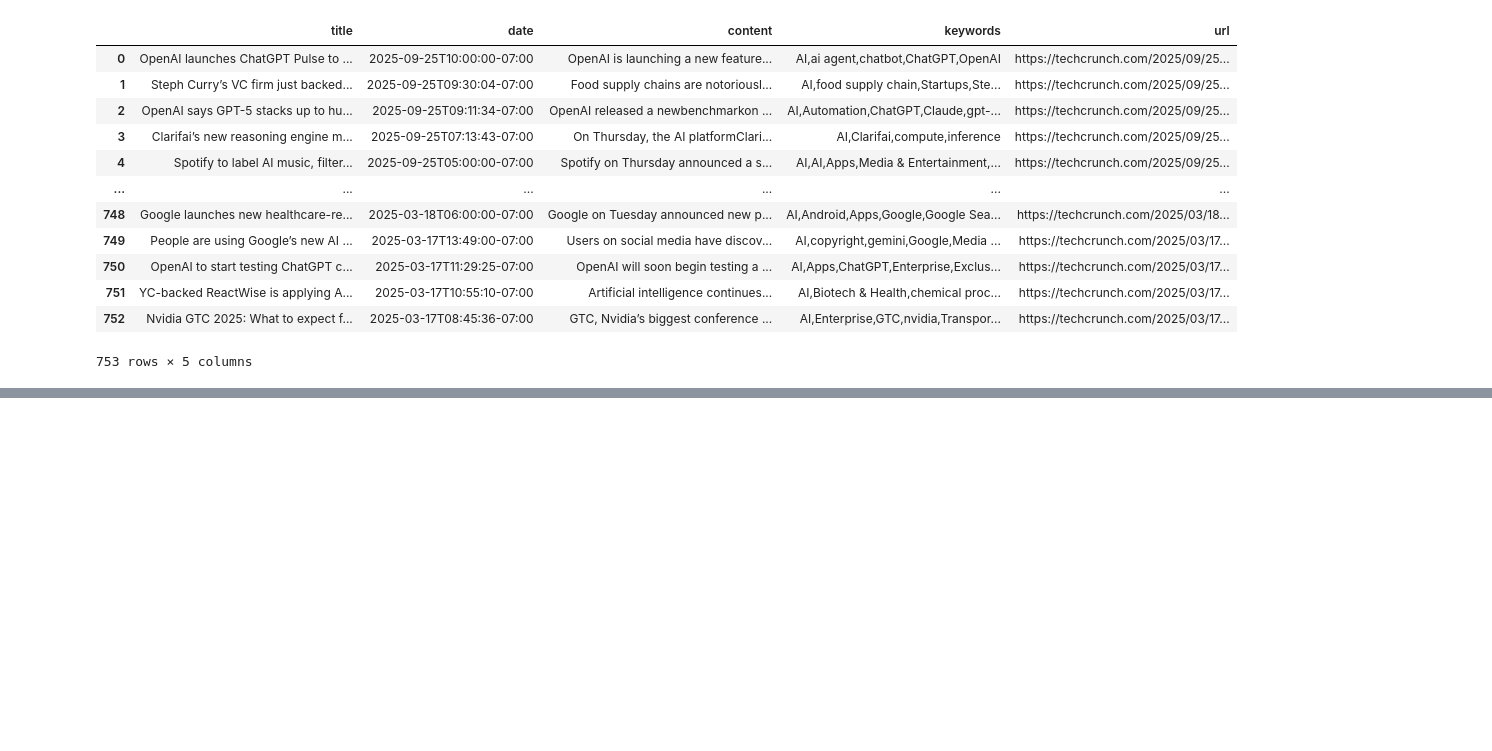
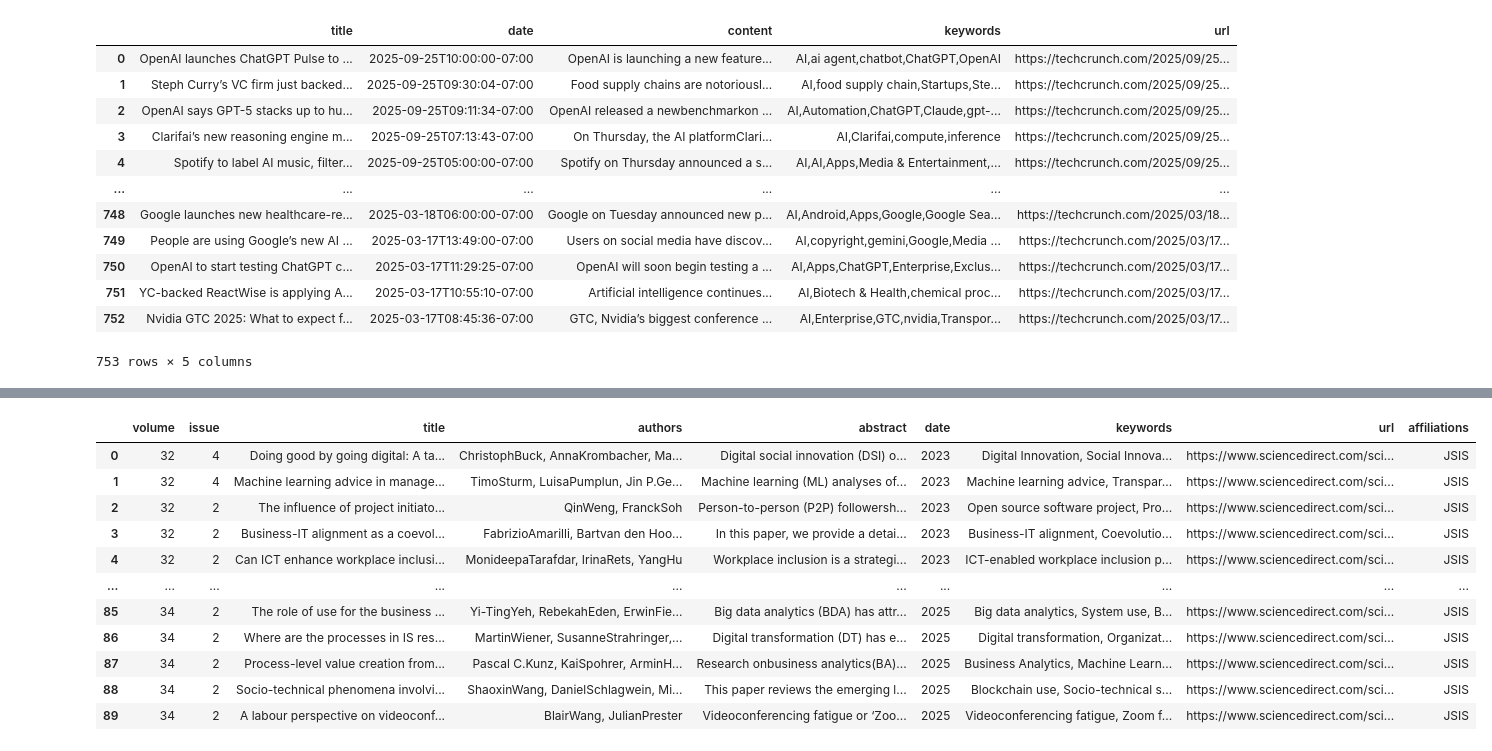
Before and after one commit to choi-ce3l/Journal, a Jupyter notebook: 데이터 병합.ipynb, the cells around one changed output, grey strips where cells are left out. Cells and saved outputs as stored; diff of their text form; code cells hidden in the pictures; blank space fills up the shorter version.

```diff
--- a/데이터 병합.ipynb
+++ b/데이터 병합.ipynb
@@ -1061,0 +1462,85 @@ None
+# %%
+import pandas as pd
+import os
+from datetime import datetime, timedelta
+import glob
+
+# 데이터 폴더 경로 설정 (사용자의 실제 경로로 변경 필요)
+data_folder = "/home/dslab/choi/Journal/Data/JSIS"  # 예: "./JSIS" 또는 실제 폴더 경로
+
+# 모든 CSV 파일 찾기
+csv_files = glob.glob(os.path.join(data_folder, "*.csv"))
+
+# 파일명에서 vol 번호와 affiliations 추출하는 함수
+def extract_info(filename):
+    """파일명에서 affiliations와 vol 번호를 추출합니다."""
+    basename = os.path.basename(filename)
+    # JSIS_vol32_iss1.csv 형식
+    parts = basename.replace('.csv', '').split('_')
+    affiliations = parts[0]  # JSIS
+    vol = int(parts[1].replace('vol', ''))
+    return affiliations, vol
+
+# 모든 CSV 파일을 읽고 affiliations, vol 정보와 함께 저장
+data_list = []
+
+for file in csv_files:
+    affiliations, vol = extract_info(file)
+    df = pd.read_csv(file)
+    df['affiliations'] = affiliations
+    df['volume'] = vol
+    data_list.append(df)
+
+# 모든 데이터 합치기
+merged_df = pd.concat(data_list, ignore_index=True)
+
+# vol 기준으로 정렬
+merged_df = merged_df.sort_values('volume').reset_index(drop=True)
+
+# 가장 낮은 vol 찾기
+min_vol = merged_df['volume'].min()
+
+print(f"가장 낮은 vol: {min_vol}")
+
+# 각 volume에 날짜 할당
+# volume 번호와 연도를 직접 매핑
+unique_vols = sorted(merged_df['volume'].unique())
+
+print(f"\n발견된 volume 목록: {unique_vols}")
+
+# 가장 낮은 volume을 2023년으로 설정
+min_vol = min(unique_vols)
+base_year = 2023
+
+# volume에 날짜 매핑
+date_mapping = {}
+for vol in unique_vols:
+    # 각 volume을 연도로 변환 (min_vol이 2023년)
+    year = base_year + (vol - min_vol)
+    date_mapping[vol] = year  # 연도만 저장
+    print(f"  Volume {vol} → {year}")
+
+# date 컬럼 추가
+merged_df['date'] = merged_df['volume'].map(date_mapping)
+
+# 결과를 날짜 기준으로 정렬
+merged_df = merged_df.sort_values('date').reset_index(drop=True)
+
+# 결과 저장
+output_file = "/home/dslab/choi/Journal/Data/JSIS.csv"
+merged_df.to_csv(output_file, index=False, encoding='utf-8-sig')
+
+print(f"\n데이터 합치기 완료!")
+print(f"총 {len(csv_files)}개의 파일을 합쳤습니다.")
+print(f"총 {len(merged_df)}개의 행이 있습니다.")
+print(f"날짜 범위: {merged_df['date'].min()} ~ {merged_df['date'].max()}")
+print(f"결과 파일: {output_file}")
+
+# 처음 몇 행 미리보기
+print("\n데이터 미리보기:")
+print(merged_df.head(10))
+
+# 컬럼 정보
+print("\n컬럼 목록:")
+merged_df
+# %% [output]
@@ -1061,0 +1564,12 @@ None
+|  | volume | issue | title | authors | abstract | date | keywords | url | affiliations |
+| 0 | 32 | 4 | Doing good by going digital: A ta... | ChristophBuck, AnnaKrombacher, Ma... | Digital social innovation (DSI) o... | 2023 | Digital Innovation, Social Innova... | https://www.sciencedirect.com/sci... | JSIS |
+| 1 | 32 | 4 | Machine learning advice in manage... | TimoSturm, LuisaPumplun, Jin P.Ge... | Machine learning (ML) analyses of... | 2023 | Machine learning advice, Transpar... | https://www.sciencedirect.com/sci... | JSIS |
+| 2 | 32 | 2 | The influence of project initiato... | QinWeng, FranckSoh | Person-to-person (P2P) followersh... | 2023 | Open source software project, Pro... | https://www.sciencedirect.com/sci... | JSIS |
+| 3 | 32 | 2 | Business-IT alignment as a coevol... | FabrizioAmarilli, Bartvan den Hoo... | In this paper, we provide a detai... | 2023 | Business-IT alignment, Coevolutio... | https://www.sciencedirect.com/sci... | JSIS |
+| 4 | 32 | 2 | Can ICT enhance workplace inclusi... | MonideepaTarafdar, IrinaRets, YangHu | Workplace inclusion is a strategi... | 2023 | ICT-enabled workplace inclusion p... | https://www.sciencedirect.com/sci... | JSIS |
+| ... | ... | ... | ... | ... | ... | ... | ... | ... | ... |
+| 85 | 34 | 2 | The role of use for the business ... | Yi-TingYeh, RebekahEden, ErwinFie... | Big data analytics (BDA) has attr... | 2025 | Big data analytics, System use, B... | https://www.sciencedirect.com/sci... | JSIS |
+| 86 | 34 | 2 | Where are the processes in IS res... | MartinWiener, SusanneStrahringer,... | Digital transformation (DT) has e... | 2025 | Digital transformation, Organizat... | https://www.sciencedirect.com/sci... | JSIS |
+| 87 | 34 | 2 | Process-level value creation from... | Pascal C.Kunz, KaiSpohrer, ArminH... | Research onbusiness analytics(BA)... | 2025 | Business Analytics, Machine Learn... | https://www.sciencedirect.com/sci... | JSIS |
+| 88 | 34 | 2 | Socio-technical phenomena involvi... | ShaoxinWang, DanielSchlagwein, Mi... | This paper reviews the emerging l... | 2025 | Blockchain use, Socio-technical s... | https://www.sciencedirect.com/sci... | JSIS |
+| 89 | 34 | 2 | A labour perspective on videoconf... | BlairWang, JulianPrester | Videoconferencing fatigue or ‘Zoo... | 2025 | Videoconferencing fatigue, Zoom f... | https://www.sciencedirect.com/sci... | JSIS |
```
Also changed, not shown: parts of 33 cells of this notebook, 1 other file.
